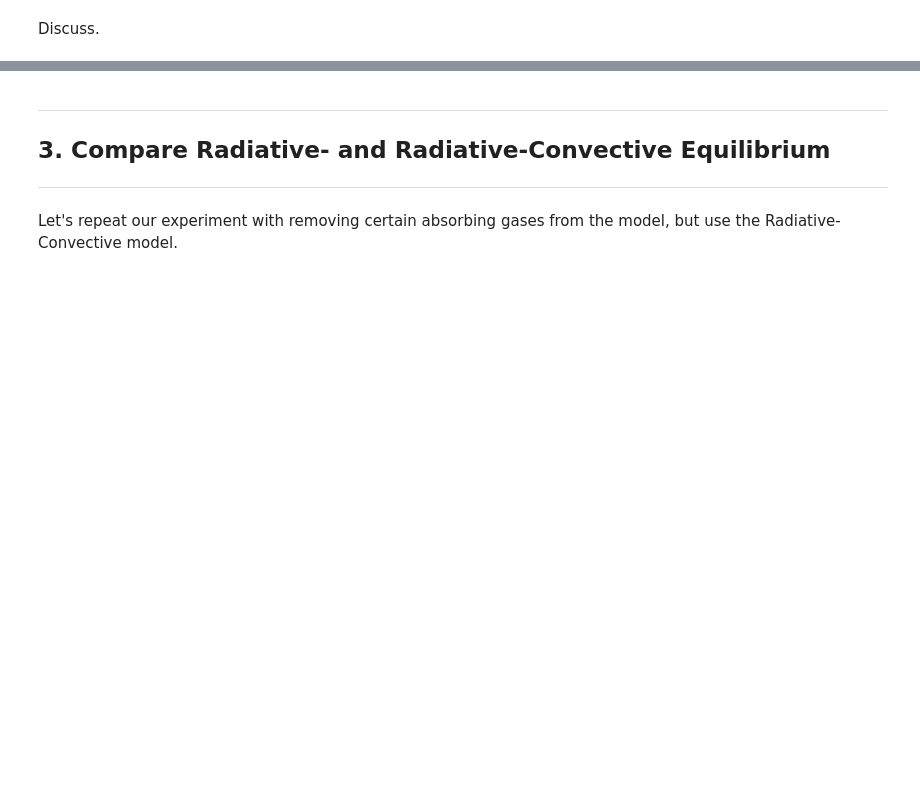
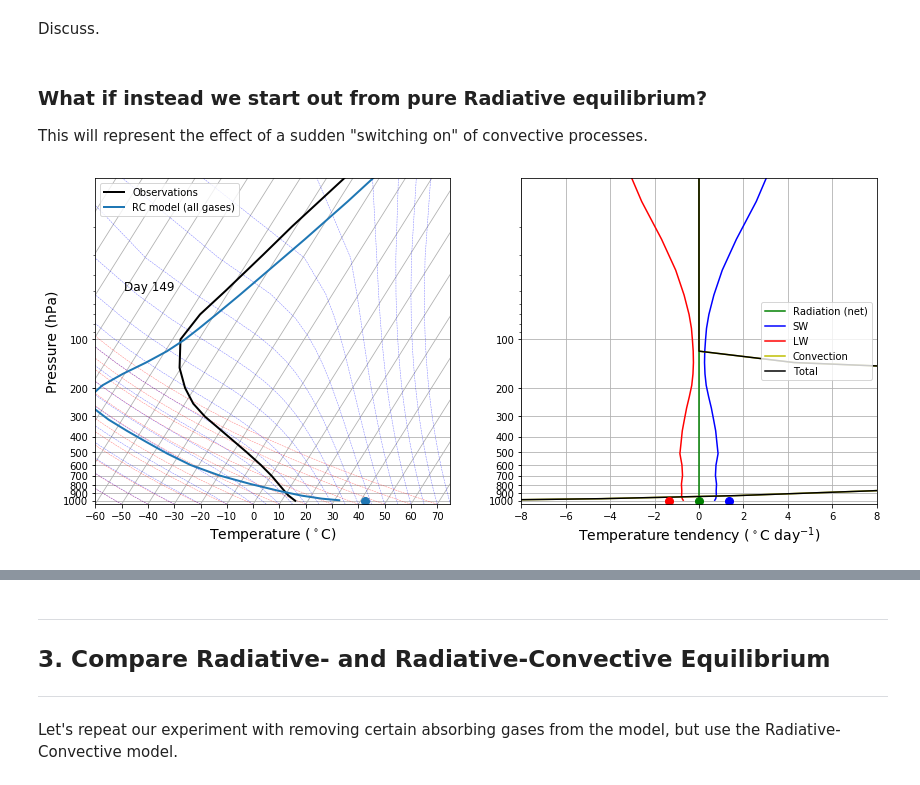
Before and after one commit to brian-rose/env-415, a Jupyter notebook: notes/L09_RadiativeConvectiveEquilibrium.ipynb, the cells around one changed output, grey strips where cells are left out. Cells and saved outputs as stored; diff of their text form; code cells hidden in the pictures; blank space fills up the shorter version.

Commit message:
Updates to RadiativeConvective notes

```diff
--- a/notes/L09_RadiativeConvectiveEquilibrium.ipynb
+++ b/notes/L09_RadiativeConvectiveEquilibrium.ipynb
@@ -248,3 +258,7 @@ HTML(ani.to_html5_video())
 [interactive output not drawn]
 # %% [markdown]
 Discuss.
+# %% [markdown]
+### What if instead we start out from pure Radiative equilibrium?
+
+This will represent the effect of a sudden "switching on" of convective processes.
@@ -250,0 +270,7 @@ Discuss.
+# %%
+#  Call the diagnostics once for initial plotting
+rcm.compute_diagnostics()
+#  Plot initial data
+fig, lines = initial_figure(rcm)
+# %% [output]
+[figure, added]
```
Also changed, not shown: parts of 9 cells of this notebook.
